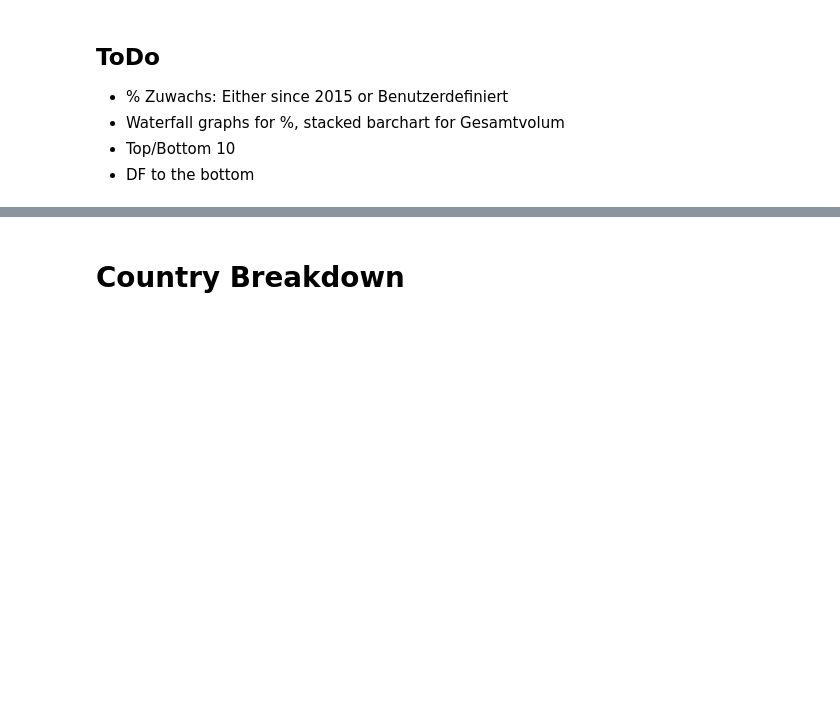
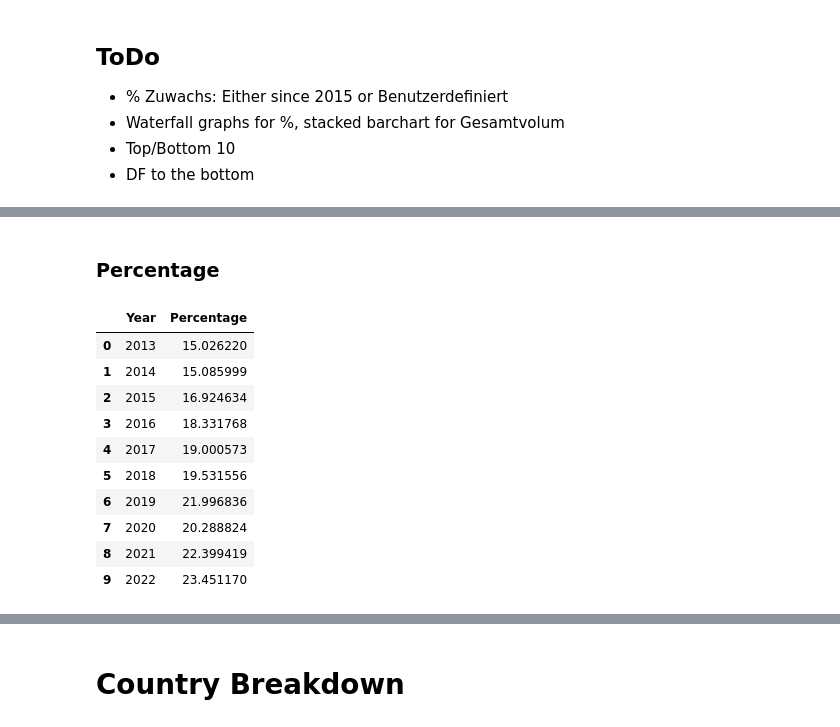
Before and after one commit to Samuel-Drewes/KlimaPortfolios, a Jupyter notebook: notebooks/first_play.ipynb, the cells around one changed output, grey strips where cells are left out. Saved outputs shown, nothing was run; the diff lists cells and outputs as text; code cells hidden in the pictures; blank space fills up the shorter version.

```diff
--- a/notebooks/first_play.ipynb
+++ b/notebooks/first_play.ipynb
@@ -227,0 +181,2 @@ clim_rel_amount_melted
+# %% [markdown]
+### Percentage
@@ -227,0 +194,26 @@ clim_rel_amount_melted
+# %%
+selected_columns = [col for col in globe_df.columns if col.startswith('clim_rel_percent_')]
+filtered_df = globe_df[selected_columns]
+# %%
+
+# Melt the DataFrame to get it in the right shape for plotting
+melted_df = filtered_df.reset_index().melt(id_vars=['index'], var_name='Year', value_name='Percentage')
+
+# Clean the 'Year' column to keep only the year part
+melted_df['Year'] = melted_df['Year'].str.replace('clim_rel_percent_', '')
+
+melted_df = melted_df.drop(columns = 'index')
+# %%
+melted_df
+# %% [output]
+|  | Year | Percentage |
+| 0 | 2013 | 15.026220 |
+| 1 | 2014 | 15.085999 |
+| 2 | 2015 | 16.924634 |
+| 3 | 2016 | 18.331768 |
+| 4 | 2017 | 19.000573 |
+| 5 | 2018 | 19.531556 |
+| 6 | 2019 | 21.996836 |
+| 7 | 2020 | 20.288824 |
+| 8 | 2021 | 22.399419 |
+| 9 | 2022 | 23.451170 |
```
Also changed, not shown: parts of 36 cells of this notebook, 2 other files.
